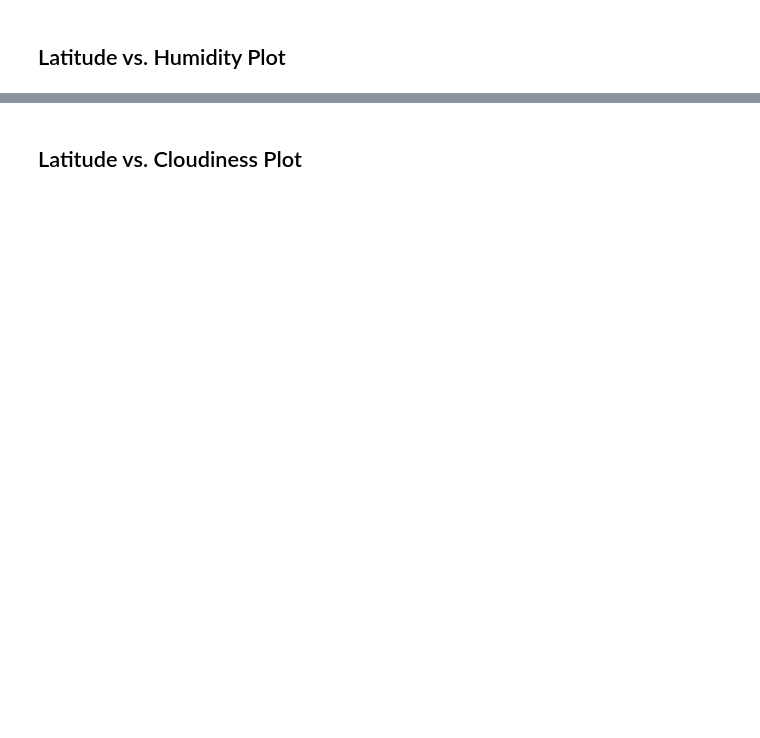
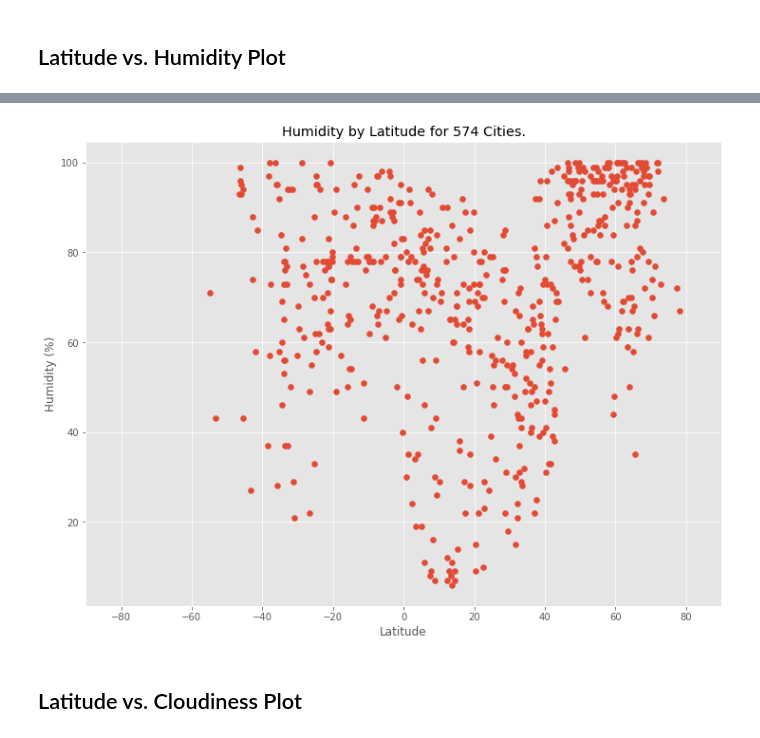
Before and after one commit to Torkfin/python-api-challenge, a Jupyter notebook: WeatherPy/WeatherPy.ipynb, the cells around one changed output, grey strips where cells are left out. Saved outputs shown, nothing was run; the diff lists cells and outputs as text; code cells hidden in the pictures; blank space fills up the shorter version.

```diff
--- a/WeatherPy/WeatherPy.ipynb
+++ b/WeatherPy/WeatherPy.ipynb
@@ -143,2 +225,23 @@ Int64Index([], dtype='int64')
+# %%
+# Usee ggplot
+plt.style.use('ggplot')
+
+# Manage the size of the plot
+fig_size = plt.rcParams["figure.figsize"] # current plot size
+fig_size[0] = 12
+fig_size[1] = 9
+plt.rcParams["figure.figsize"] = fig_size # manage plot size
+
+plt.scatter(new_cities_df["latitude"], new_cities_df["humidity"])
+plt.xlabel("Latitude")
+plt.ylabel("Humidity (%)")
+plt.xlim(-90,90)
+plt.title(f"Humidity by Latitude for {len(new_cities_df)} Cities.")
+
+
+plt.savefig("Humidity_VS_Lat.png")
+#plt.show()
+# %% [output]
+[figure, added]
 # %% [markdown]
 ## Latitude vs. Cloudiness Plot
```
Also changed, not shown: parts of 34 cells of this notebook.
